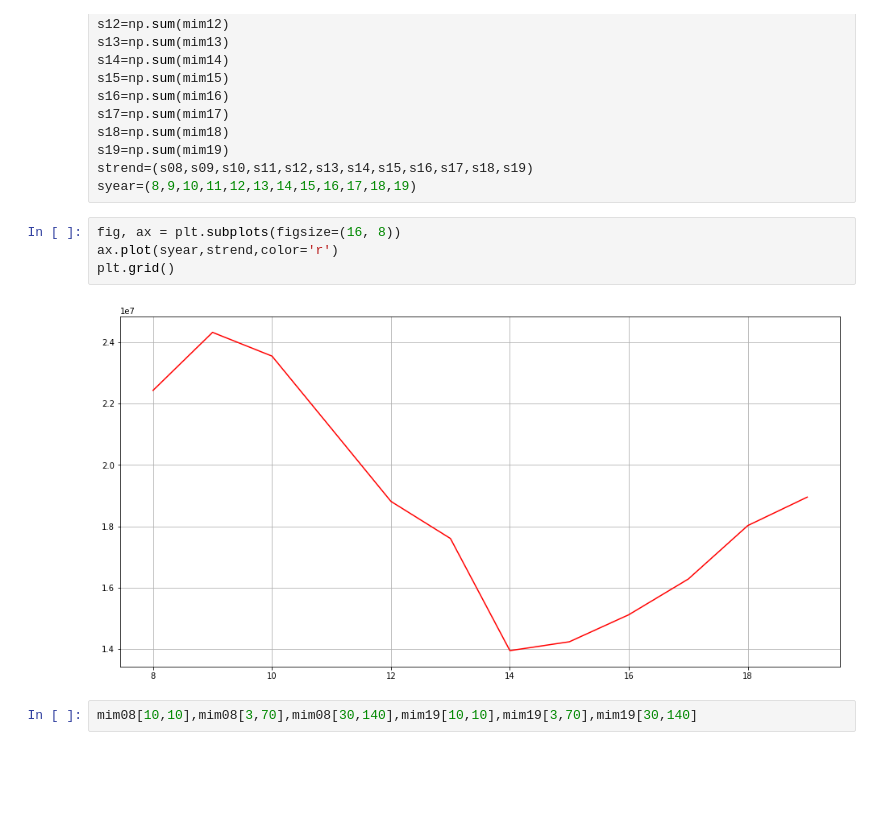
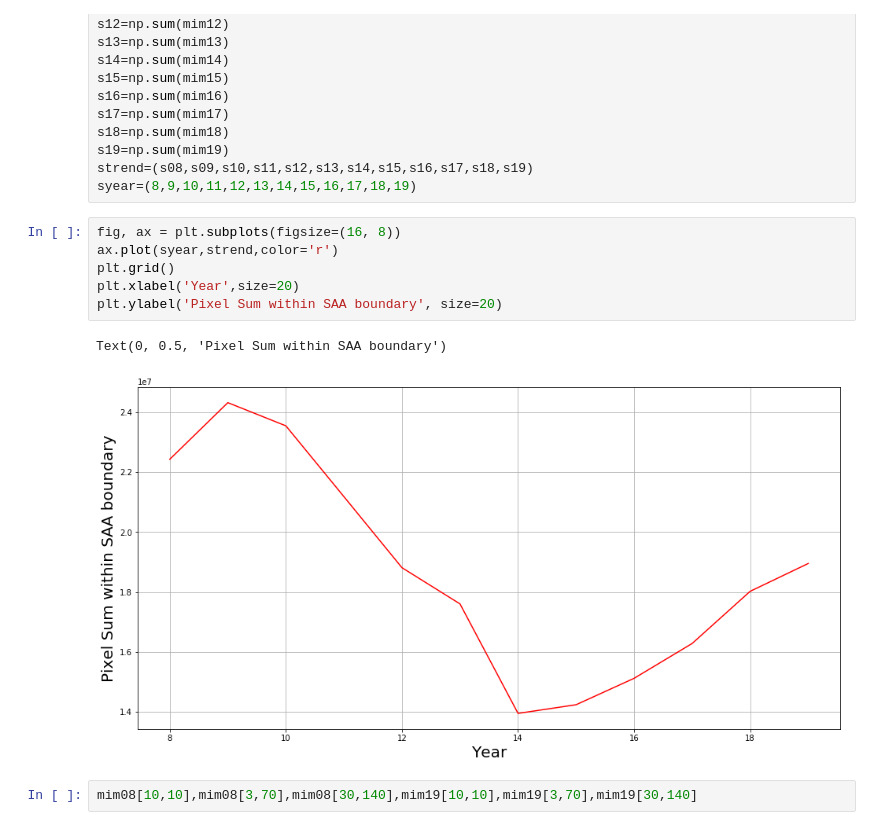
Before and after one commit to rac101/LATmetrics, a Jupyter notebook: SAApolyset/SAA Polygon Define - CALLRS.ipynb, the cells around one changed output. Saved outputs shown, nothing was run; the diff lists cells and outputs as text; blank space fills up the shorter version.

Commit message:
CALLRS SAA Polygon Setting - add plot axis labels

```diff
--- a/SAApolyset/SAA Polygon Define - CALLRS.ipynb
+++ b/SAApolyset/SAA Polygon Define - CALLRS.ipynb
@@ -145,9 +145,12 @@ syear=(8,9,10,11,12,13,14,15,16,17,18,19)
 # %%
 fig, ax = plt.subplots(figsize=(16, 8))
 ax.plot(syear,strend,color='r')
 plt.grid()
+plt.xlabel('Year',size=20)
+plt.ylabel('Pixel Sum within SAA boundary', size=20)
 # %% [output]
+Text(0, 0.5, 'Pixel Sum within SAA boundary')
-[figure, old version]
+[figure, new version]
 # %%
 mim08[10,10],mim08[3,70],mim08[30,140],mim19[10,10],mim19[3,70],mim19[30,140]
 # %% [output]
```
Also changed, not shown: parts of 1 cell of this notebook.
